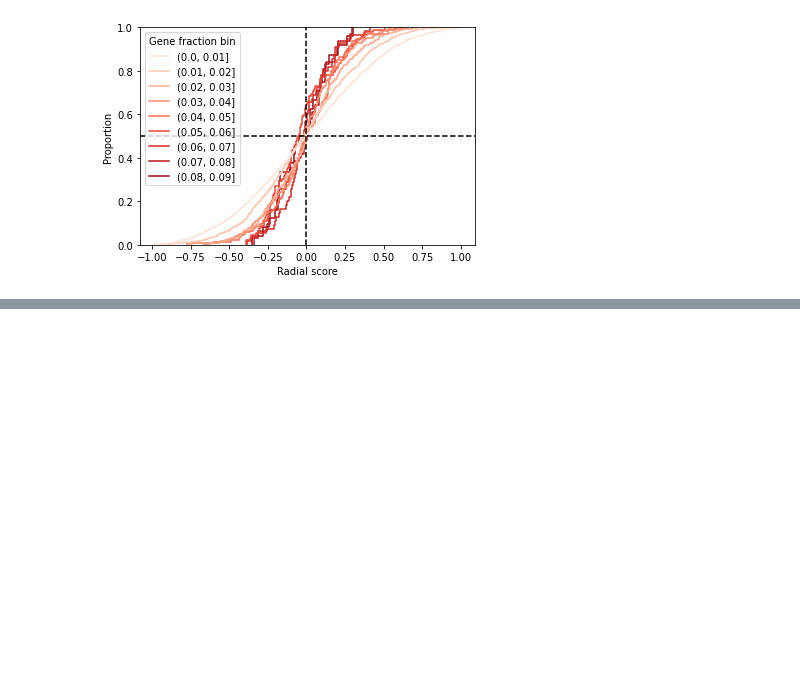
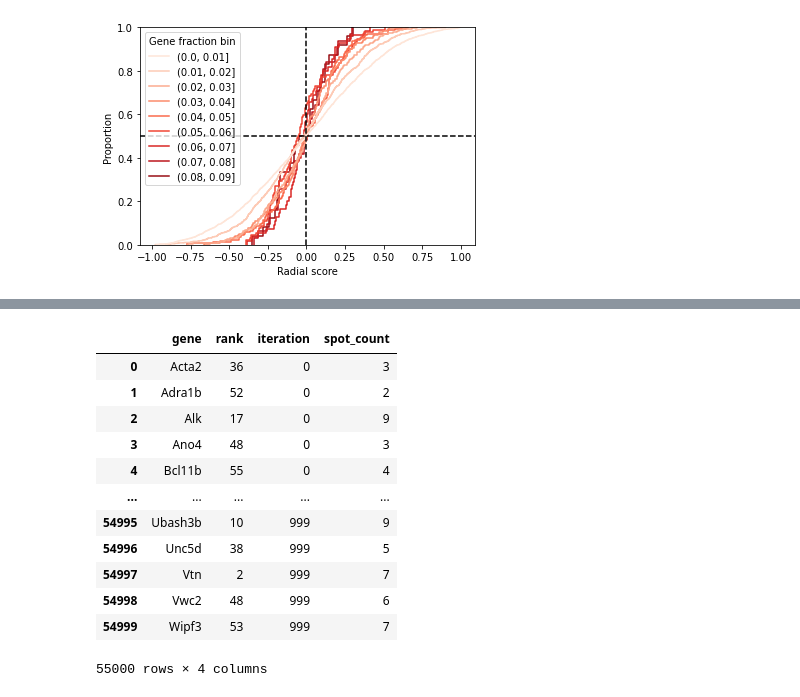
Before and after one commit to salzman-lab/SPRAWL, a Jupyter notebook: analysis/fixing_radial_punctate_biases.ipynb, the cells around one changed output, grey strips where cells are left out. Drawn from its saved outputs; the diff is of its cells as text; code cells hidden in the pictures; blank space fills up the shorter version.

```diff
--- a/analysis/fixing_radial_punctate_biases.ipynb
+++ b/analysis/fixing_radial_punctate_biases.ipynb
@@ -223,0 +250,6 @@ plt.close()
+# %%
+%%time
+cell.ranked = False
+df = metrics.punctate(cell, num_iterations=1000)
+df
+# %% [output]
@@ -223,0 +258,13 @@ plt.close()
+|  | gene | rank | iteration | spot_count |
+| 0 | Acta2 | 36 | 0 | 3 |
+| 1 | Adra1b | 52 | 0 | 2 |
+| 2 | Alk | 17 | 0 | 9 |
+| 3 | Ano4 | 48 | 0 | 3 |
+| 4 | Bcl11b | 55 | 0 | 4 |
+| ... | ... | ... | ... | ... |
+| 54995 | Ubash3b | 10 | 999 | 9 |
+| 54996 | Unc5d | 38 | 999 | 5 |
+| 54997 | Vtn | 2 | 999 | 7 |
+| 54998 | Vwc2 | 48 | 999 | 6 |
+| 54999 | Wipf3 | 53 | 999 | 7 |
+55000 rows × 4 columns
```
Also changed, not shown: parts of 12 cells of this notebook, 3 other files.
